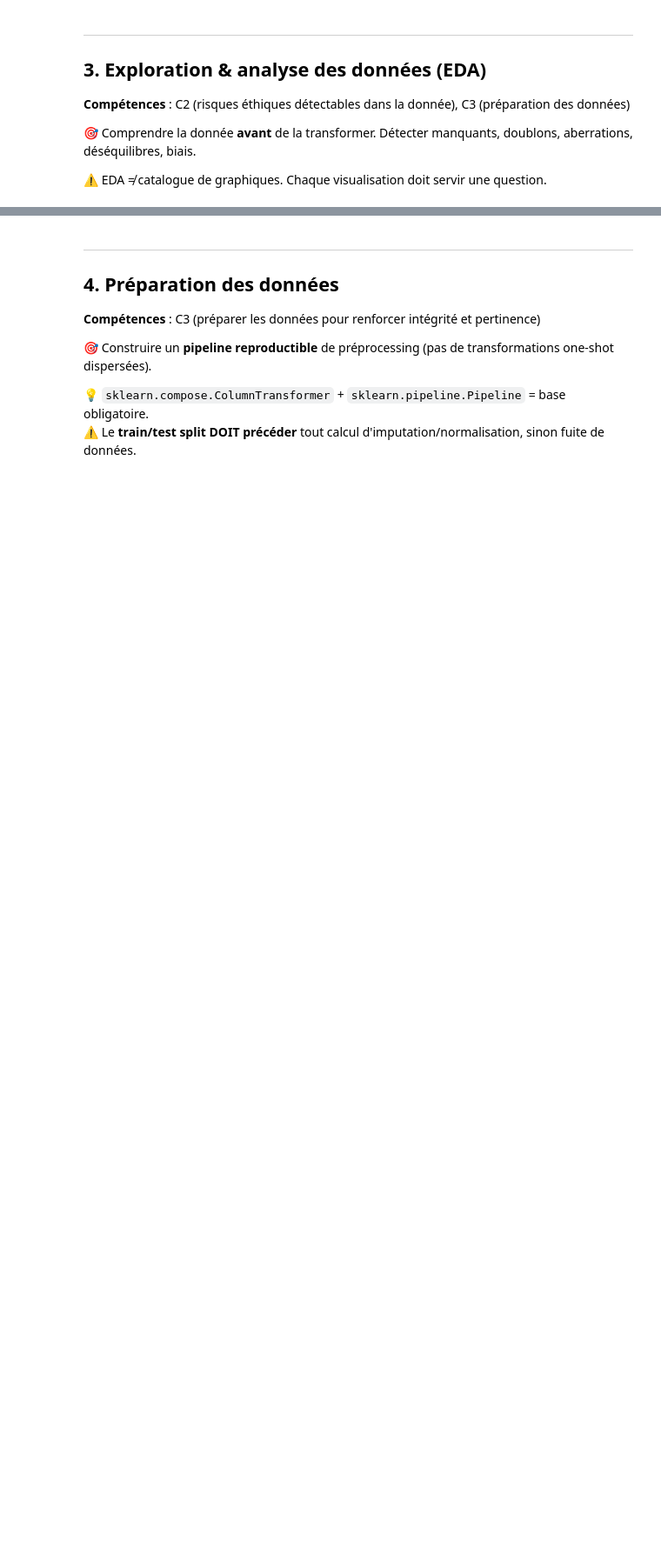
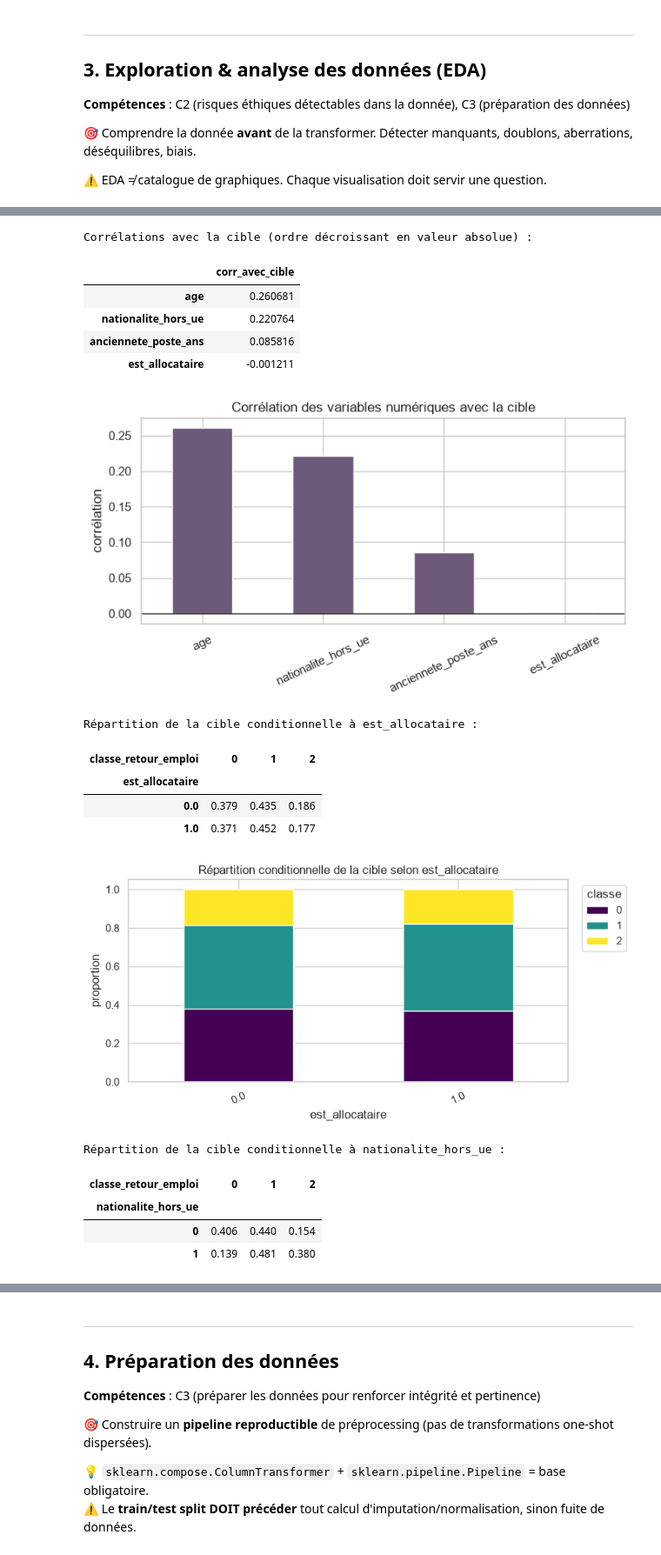
Before and after one commit to userZku/multimodal-classification, a Jupyter notebook: notebooks/multimodal-classification.ipynb, the cells around one changed output, grey strips where cells are left out. Shown at 87% size. Drawn from its saved outputs; the diff is of its cells as text; code cells hidden in the pictures; blank space fills up the shorter version.

```diff
--- a/notebooks/multimodal-classification.ipynb
+++ b/notebooks/multimodal-classification.ipynb
@@ -388,3 +694,62 @@ DATA_DIR = Path("data")
 # %%
-# 3.5 Corrélations & relations entre variables
-# Matrice de corrélation, pairplot, croisements clés vs cible
+import matplotlib.pyplot as plt
+
+target_col = "classe_retour_emploi"
+num_cols = df.select_dtypes(include=["number"]).columns.tolist()
+
+# Corrélations numériques (hors auto-corrélation cible)
+if target_col in num_cols:
+    corr_target = (
+        df[num_cols]
+        .corr(numeric_only=True)[target_col]
+        .drop(labels=[target_col])
+        .sort_values(key=lambda s: s.abs(), ascending=False)
+        .to_frame("corr_avec_cible")
+    )
+    print("Corrélations avec la cible (ordre décroissant en valeur absolue) :")
+    display(corr_target)
+
+    fig, ax = plt.subplots(figsize=(7, 4))
+    corr_target["corr_avec_cible"].plot(kind="bar", ax=ax, color="#6d597a")
+    ax.set_title("Corrélation des variables numériques avec la cible")
+    ax.set_ylabel("corrélation")
+    ax.axhline(0, color="black", linewidth=0.8)
+    ax.tick_params(axis="x", rotation=25)
+    plt.tight_layout()
+    plt.show()
+
+# Croisements simples avec variables clés
+for col in ["est_allocataire", "nationalite_hors_ue", "niveau_diplome"]:
+    if col in df.columns:
+        ct = pd.crosstab(df[col], df[target_col], normalize="index").round(3)
+        print(f"\nRépartition de la cible conditionnelle à {col} :")
+        display(ct)
+
+        fig, ax = plt.subplots(figsize=(8, 4))
+        ct.plot(kind="bar", stacked=True, ax=ax, colormap="viridis")
+        ax.set_title(f"Répartition conditionnelle de la cible selon {col}")
+        ax.set_xlabel(col)
+        ax.set_ylabel("proportion")
+        ax.legend(title="classe", bbox_to_anchor=(1.02, 1), loc="upper left")
+        ax.tick_params(axis="x", rotation=25)
+        plt.tight_layout()
+        plt.show()
+# %% [output]
+Corrélations avec la cible (ordre décroissant en valeur absolue) :
+|  | corr_avec_cible |
+| age | 0.260681 |
+| nationalite_hors_ue | 0.220764 |
+| anciennete_poste_ans | 0.085816 |
+| est_allocataire | -0.001211 |
+[figure, added]
+Répartition de la cible conditionnelle à est_allocataire :
+| classe_retour_emploi | 0 | 1 | 2 |
+| est_allocataire |  |  |  |
+| 0.0 | 0.379 | 0.435 | 0.186 |
+| 1.0 | 0.371 | 0.452 | 0.177 |
+[figure, added]
+Répartition de la cible conditionnelle à nationalite_hors_ue :
+| classe_retour_emploi | 0 | 1 | 2 |
+| nationalite_hors_ue |  |  |  |
+| 0 | 0.406 | 0.440 | 0.154 |
+| 1 | 0.139 | 0.481 | 0.380 |
```
Also changed, not shown: parts of 15 cells of this notebook, 2 other files.
